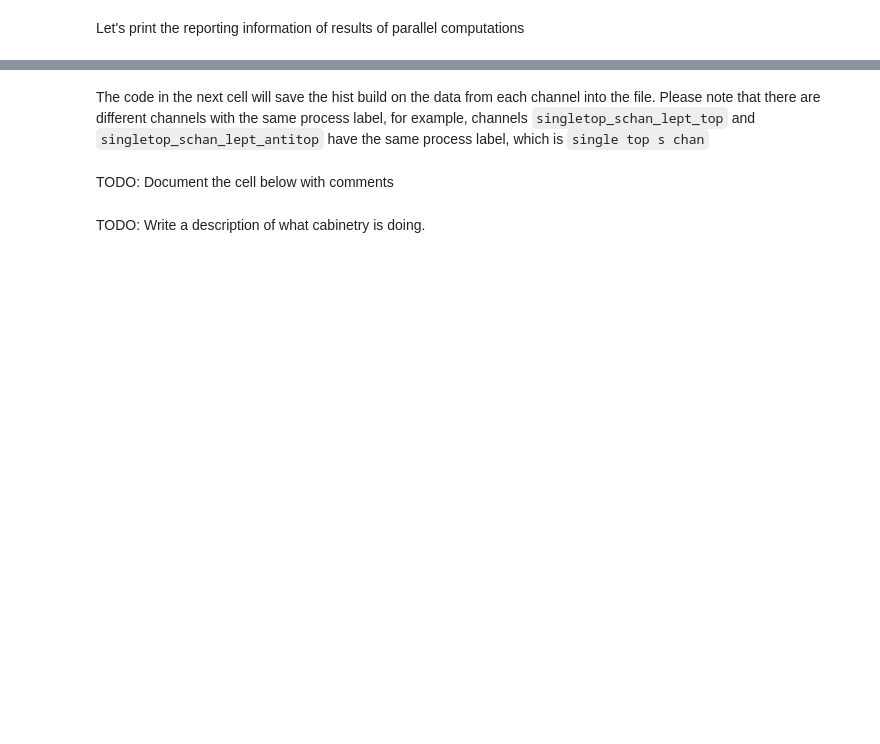
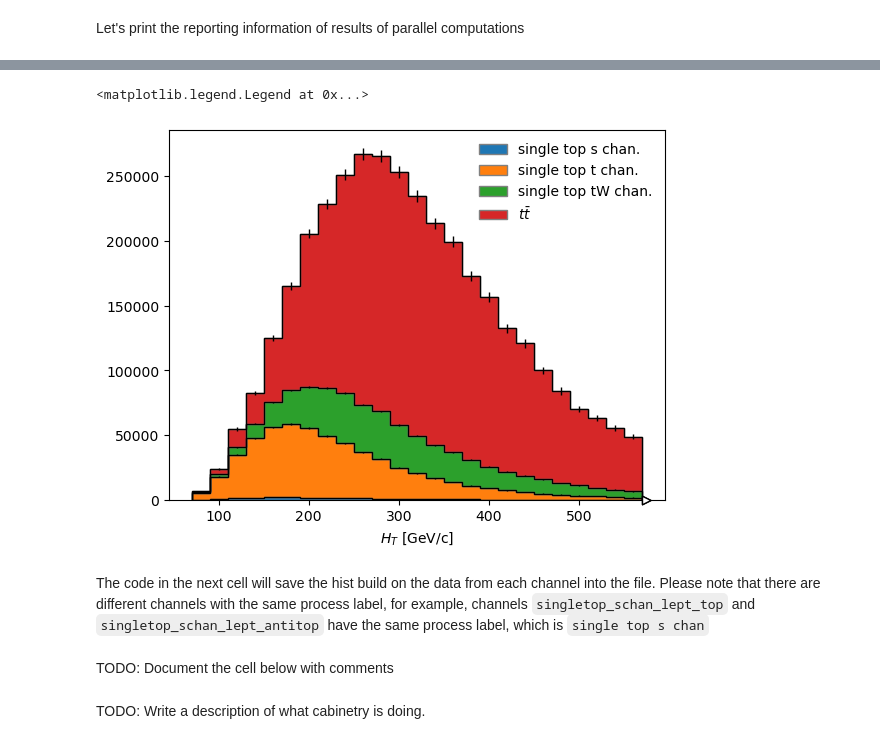
Before and after one commit to iris-hep/agc-physlite, a Jupyter notebook: main_code.ipynb, the cells around one changed output, grey strips where cells are left out. Saved outputs shown, nothing was run; the diff lists cells and outputs as text; code cells hidden in the pictures; blank space fills up the shorter version.

```diff
--- a/main_code.ipynb
+++ b/main_code.ipynb
@@ -154,6 +172,11 @@ def calculate_trijet_mass_and_ev_filter(events):
 # %%
-reconstructed_top_mass, _ = calculate_trijet_mass_and_ev_filter(events)
-hist_reco_mtop = hist.dask.Hist.new.Reg(16, 0, 375, label="$m_{bjj} [GeV]$").Double().fill(reconstructed_top_mass/1000)
+event_filters, selected_jets = calculate_preselections(events)
+
+reconstructed_top_mass, _ = calculate_trijet_mass_and_ev_filter(event_filters, selected_jets)
+hist_reco_mtop = hist.dask.Hist.new.Reg(25, 50, 550, label="$m_{bjj} [GeV]$").Double().fill(reconstructed_top_mass/1000)
+
+observable_Ht, _ = calculate_Ht_and_ev_filter(event_filters, selected_jets)
+hist_Ht = hist.dask.Hist.new.Reg(25, 70, 570, label="$H_T$ [GeV/c]").Double().fill(observable_Ht/1000)
 # %% [markdown]
 The code for processing the data written above is not executed until the `.compute()` method of the `hist_reco_mtop` is not called. This was discussed above when one mentioned delayed computation in the parameters of `NanoEventsFactory.from_root()` function. Such a delayed approach allows highly improved efficiency of calculations.
 # %%
@@ -365,3 +405,26 @@ ax.legend(frameon=False)
+# %%
+full_histogram_hist_Ht = sum([v["hist_Ht"] for v in out.values()])
+
+
+# Draw the filled stacked histograms
+artists = full_histogram_hist_Ht[:, :, "nominal"].stack("process").plot(
+    stack=True, histtype="fill", linewidth=1,edgecolor="grey",
+)
+
+
+# Draw the same histogram in the "step" style to get error bars on the same plot.
+artists = full_histogram_hist_Ht[:, :, "nominal"].stack("process").plot(
+    stack=True, histtype="step", linewidth=1, label="", color="black", yerr=True
+)
+
+
+ax = artists[0].stairs.axes
+fig = ax.get_figure()
+
+ax.legend(frameon=False)
+# %% [output]
+<matplotlib.legend.Legend at 0x...>
+[figure, added]
 # %% [markdown]
 The code in the next cell will save the hist build on the data from each channel into the file. Please note that there are different channels with the same process label, for example, channels `singletop_schan_lept_top` and `singletop_schan_lept_antitop` have the same process label, which is `single top s chan`
 # %% [markdown]
```
Also changed, not shown: parts of 19 cells of this notebook, 2 other files.
